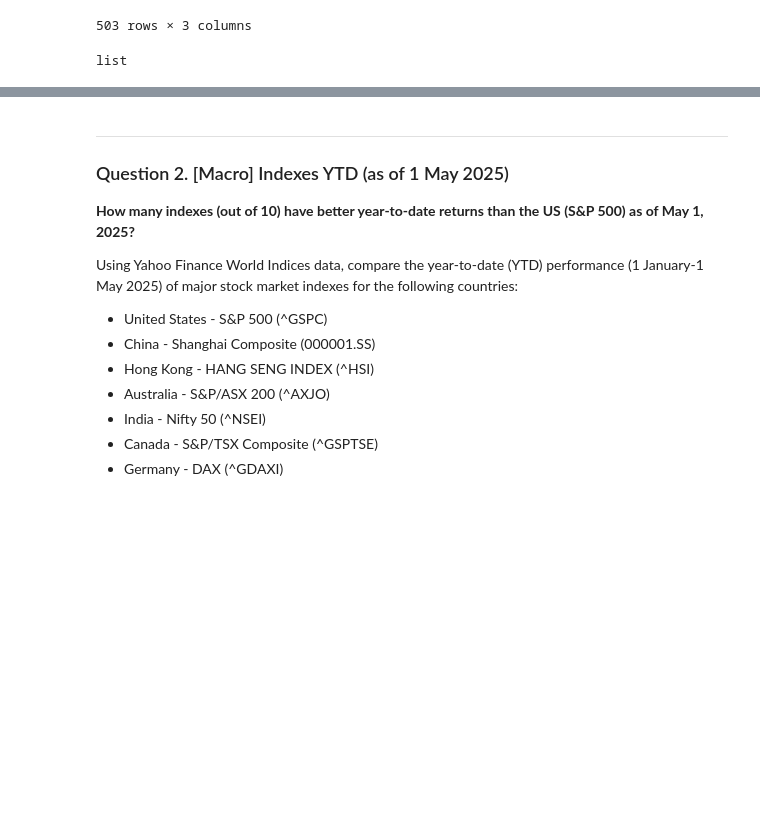
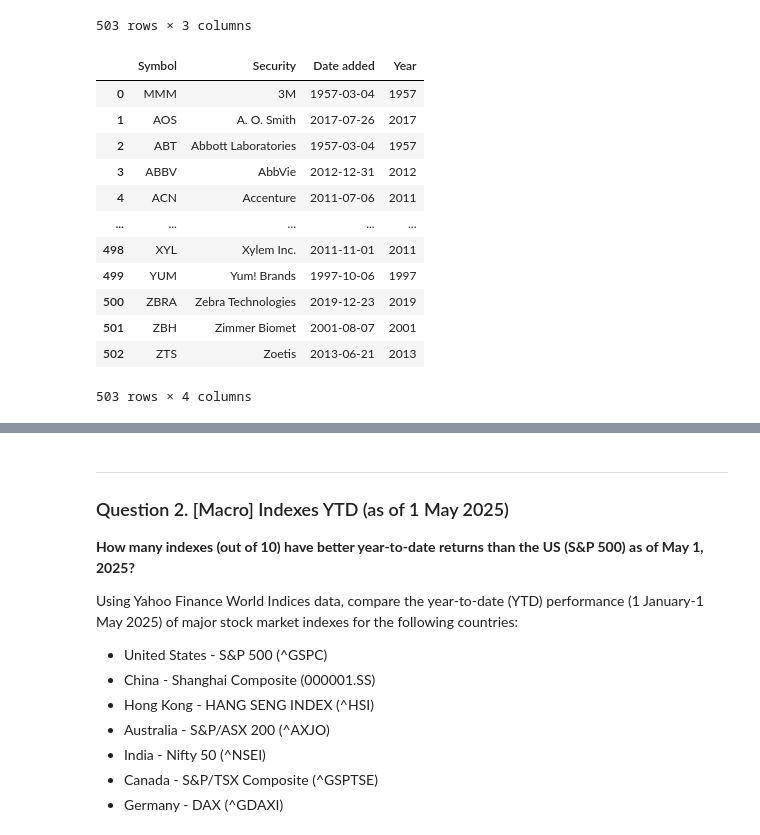
Before and after one commit to YannPhamVan/stock-markets-analytics-zoomcamp, a Jupyter notebook: cohorts/2025/01-intro-and-data-sources-homework.ipynb, the cells around one changed output, grey strips where cells are left out. Cells and saved outputs as stored; diff of their text form; code cells hidden in the pictures; blank space fills up the shorter version.

```diff
--- a/cohorts/2025/01-intro-and-data-sources-homework.ipynb
+++ b/cohorts/2025/01-intro-and-data-sources-homework.ipynb
@@ -44,7 +45,21 @@ df
 | 501 | ZBH | Zimmer Biomet | 2001-08-07 |
 | 502 | ZTS | Zoetis | 2013-06-21 |
 503 rows × 3 columns
-# %%
-type(df)
-# %% [output]
-list
+# %%
+df["Date added"] = pd.to_datetime(df["Date added"])
+df["Year"] = df["Date added"].dt.year
+df
+# %% [output]
+|  | Symbol | Security | Date added | Year |
+| 0 | MMM | 3M | 1957-03-04 | 1957 |
+| 1 | AOS | A. O. Smith | 2017-07-26 | 2017 |
+| 2 | ABT | Abbott Laboratories | 1957-03-04 | 1957 |
+| 3 | ABBV | AbbVie | 2012-12-31 | 2012 |
+| 4 | ACN | Accenture | 2011-07-06 | 2011 |
+| ... | ... | ... | ... | ... |
+| 498 | XYL | Xylem Inc. | 2011-11-01 | 2011 |
+| 499 | YUM | Yum! Brands | 1997-10-06 | 1997 |
+| 500 | ZBRA | Zebra Technologies | 2019-12-23 | 2019 |
+| 501 | ZBH | Zimmer Biomet | 2001-08-07 | 2001 |
+| 502 | ZTS | Zoetis | 2013-06-21 | 2013 |
+503 rows × 4 columns
```
Also changed, not shown: parts of 3 cells of this notebook.
